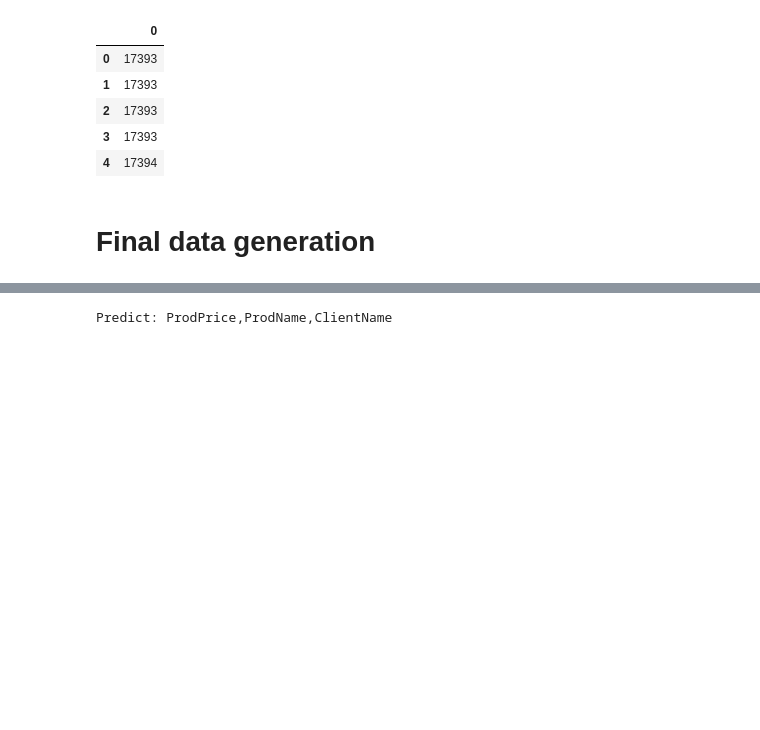
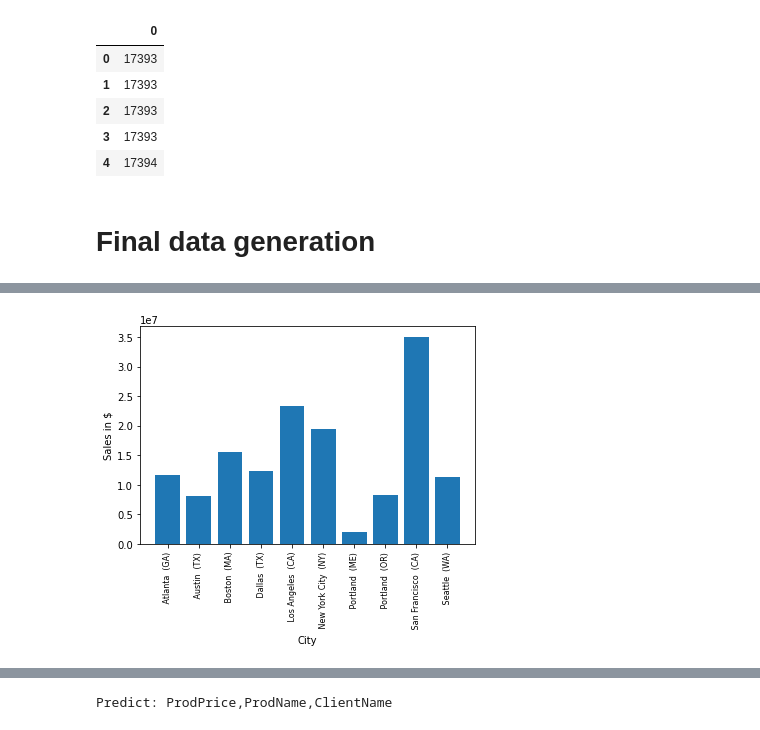
Before and after one commit to Learning2Code75/DLOM, a Jupyter notebook: ML/3_regClassif/sales_analysis_vid.ipynb, the cells around one changed output, grey strips where cells are left out. Saved outputs shown, nothing was run; the diff lists cells and outputs as text; code cells hidden in the pictures; blank space fills up the shorter version.

```diff
--- a/ML/3_regClassif/sales_analysis_vid.ipynb
+++ b/ML/3_regClassif/sales_analysis_vid.ipynb
@@ -148,0 +217,3 @@ df_raw.head()
+# %%
+df_raw_city = df_raw.groupby('City').sum()
+df_raw_city
@@ -148,0 +233,9 @@ df_raw.head()
+# %%
+cities = [city for city, df in df_raw.groupby('City') ]
+plt.bar(cities,df_raw_city['Sales'])
+plt.xticks(cities,rotation='vertical',size=8)
+plt.ylabel('Sales in $')
+plt.xlabel('City')
+plt.show()
+# %% [output]
+[figure, added]
```
Also changed, not shown: parts of 33 cells of this notebook, 1 other file.
